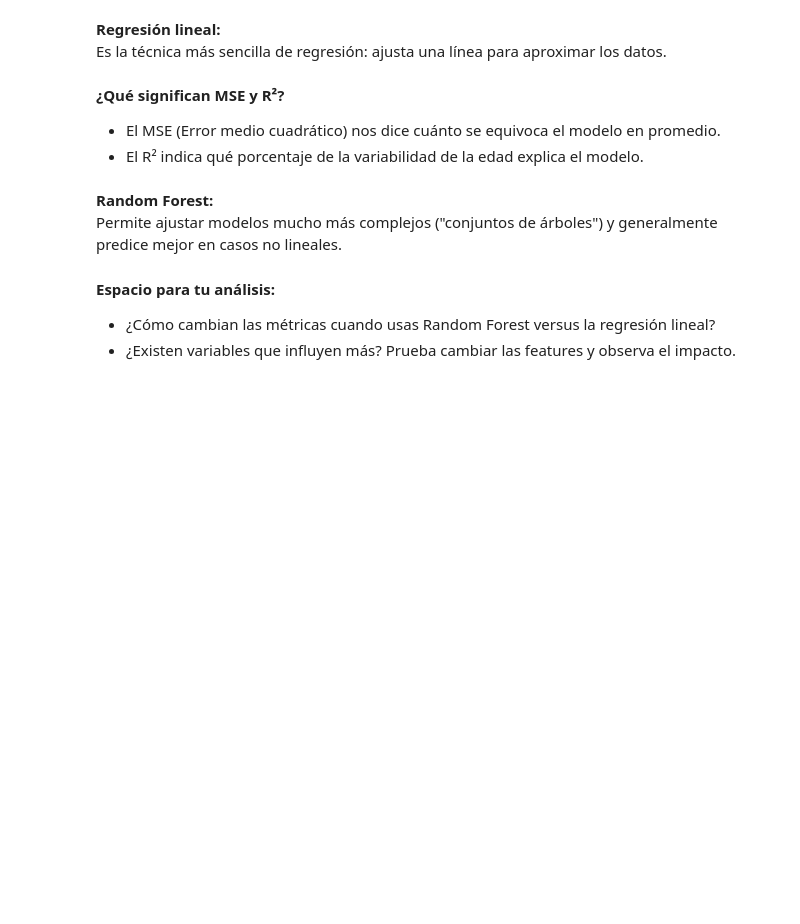
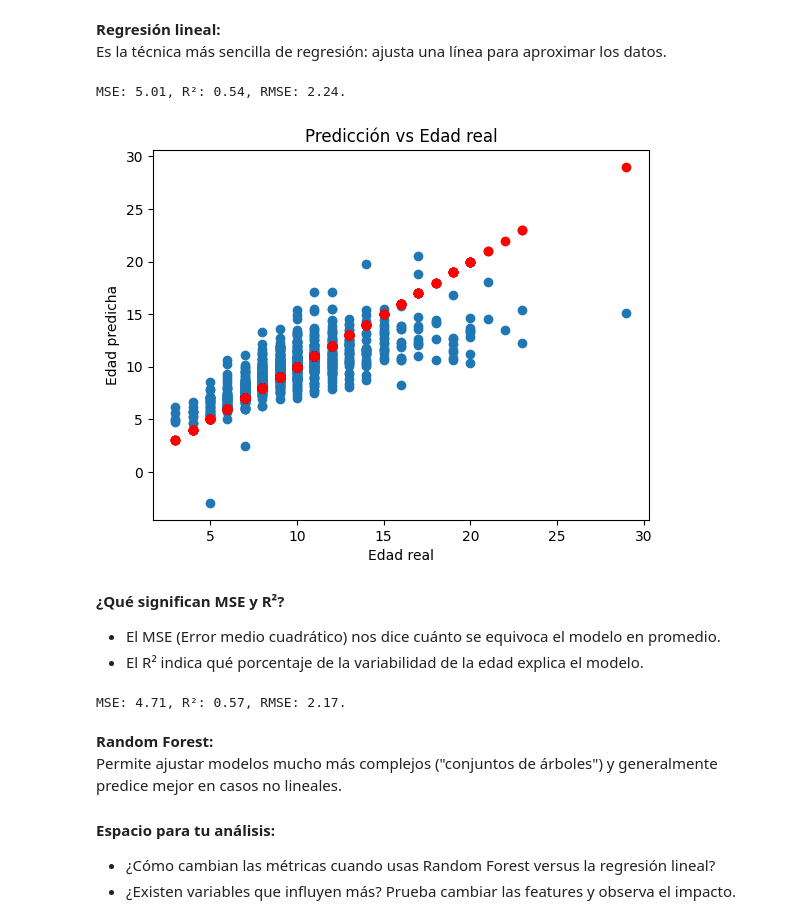
Before and after one commit to jafprofesor/IFCD093PO, a Jupyter notebook: 2025-10-28/Abalone_Dataset–Regresión_Lineal.ipynb, the cells around one changed output. Cells and saved outputs as stored; diff of their text form; code cells hidden in the pictures; blank space fills up the shorter version.

```diff
--- a/2025-10-28/Abalone_Dataset–Regresión_Lineal.ipynb
+++ b/2025-10-28/Abalone_Dataset–Regresión_Lineal.ipynb
@@ -79,18 +127,23 @@ Es la técnica más sencilla de regresión: ajusta una línea para aproximar los
 # %%
 # Evaluación del resultado
 from sklearn.metrics import mean_squared_error, r2_score  # Métricas de evaluación
 
 # Calculamos el error medio cuadrático y el R²
 mse = mean_squared_error(y_test, y_pred)
 r2 = r2_score(y_test, y_pred)
-print(f'MSE: {mse:.2f}, R²: {r2:.2f}')
+rmse = mse ** 0.5
+print(f'MSE: {mse:.2f}, R²: {r2:.2f}, RMSE: {rmse:.2f}.')
 
 # Gráfico para comparar edad real vs edad predicha
 plt.scatter(y_test, y_pred)
+plt.scatter(y_test, y_test, color='red', label='Ideal')  # Línea ideal
 plt.xlabel('Edad real')
 plt.ylabel('Edad predicha')
 plt.title('Predicción vs Edad real')
 plt.show()
+# %% [output]
+MSE: 5.01, R²: 0.54, RMSE: 2.24.
+[figure, added]
 # %% [markdown]
 **¿Qué significan MSE y R²?**
 - El MSE (Error medio cuadrático) nos dice cuánto se equivoca el modelo en promedio.
@@ -105,20 +158,23 @@ plt.show()
 from sklearn.ensemble import RandomForestRegressor  # Importamos el modelo avanzado
 
 # Creamos el modelo Random Forest (no hace falta ajustar parámetros para empezar)
-rf = RandomForestRegressor()
+rf = RandomForestRegressor(n_estimators=200, random_state=42)
 
 # Entrenamos el modelo con los datos de entrenamiento
 rf.fit(X_train, y_train)
 
 # Hacemos predicciones con los datos de test
 y_pred_rf = rf.predict(X_test)
-
+mse_rf = mean_squared_error(y_test, y_pred_rf)
+r2_rf = r2_score(y_test, y_pred_rf)
+rmse_rf = mse_rf ** 0.5
 # Calculamos el error medio cuadrático (MSE) y el R² para ver qué tan bien predice
-print(f'Random Forest MSE: {mean_squared_error(y_test, y_pred_rf):.2f}')
-print(f'Random Forest R²: {r2_score(y_test, y_pred_rf):.2f}')
+print(f'MSE: {mse_rf:.2f}, R²: {r2_rf:.2f}, RMSE: {rmse_rf:.2f}.')
 
 # Puedes comparar estos resultados con los de la regresión lineal.
 # Si el R² es más alto y el MSE más bajo, el Random Forest está prediciendo mejor.
+# %% [output]
+MSE: 4.71, R²: 0.57, RMSE: 2.17.
 # %% [markdown]
 **Random Forest:**
 Permite ajustar modelos mucho más complejos ("conjuntos de árboles") y generalmente predice mejor en casos no lineales.
```
Also changed, not shown: parts of 17 cells of this notebook.
